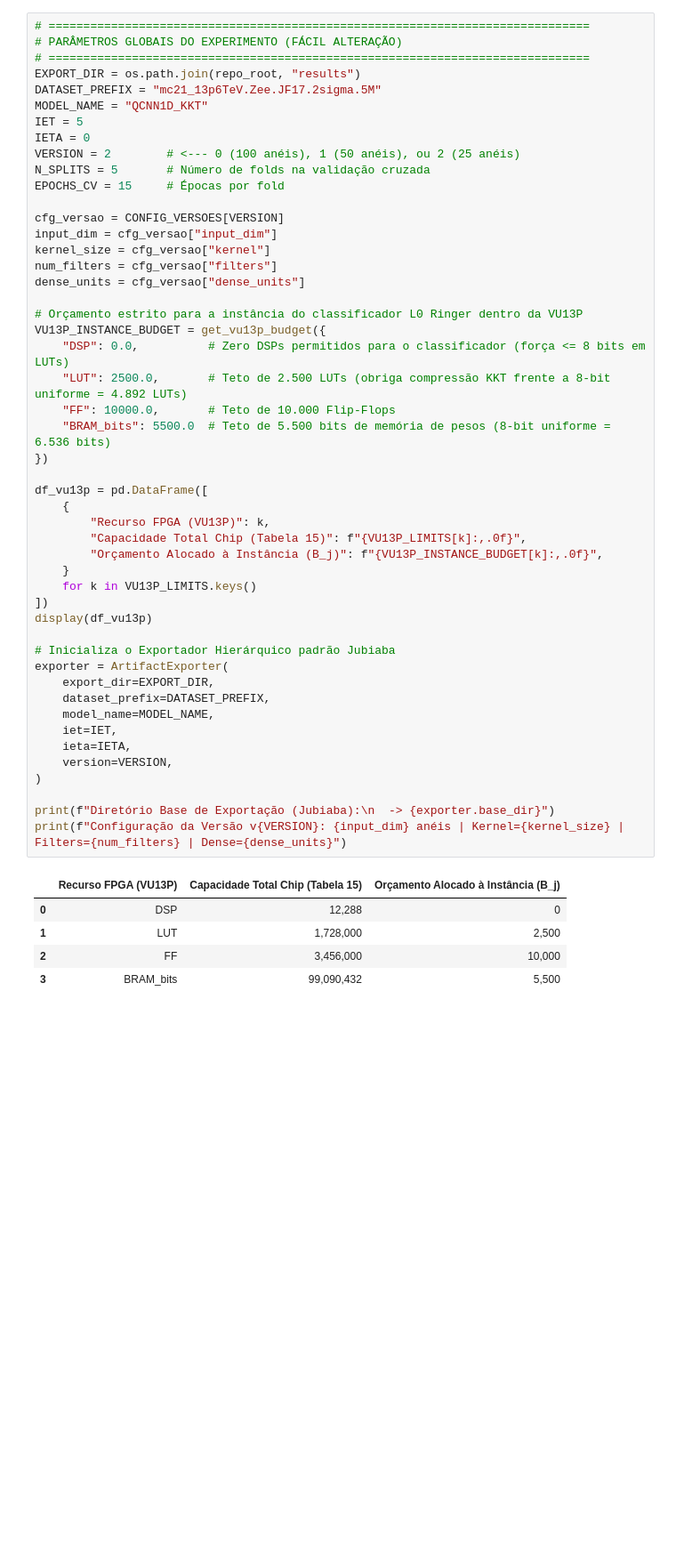
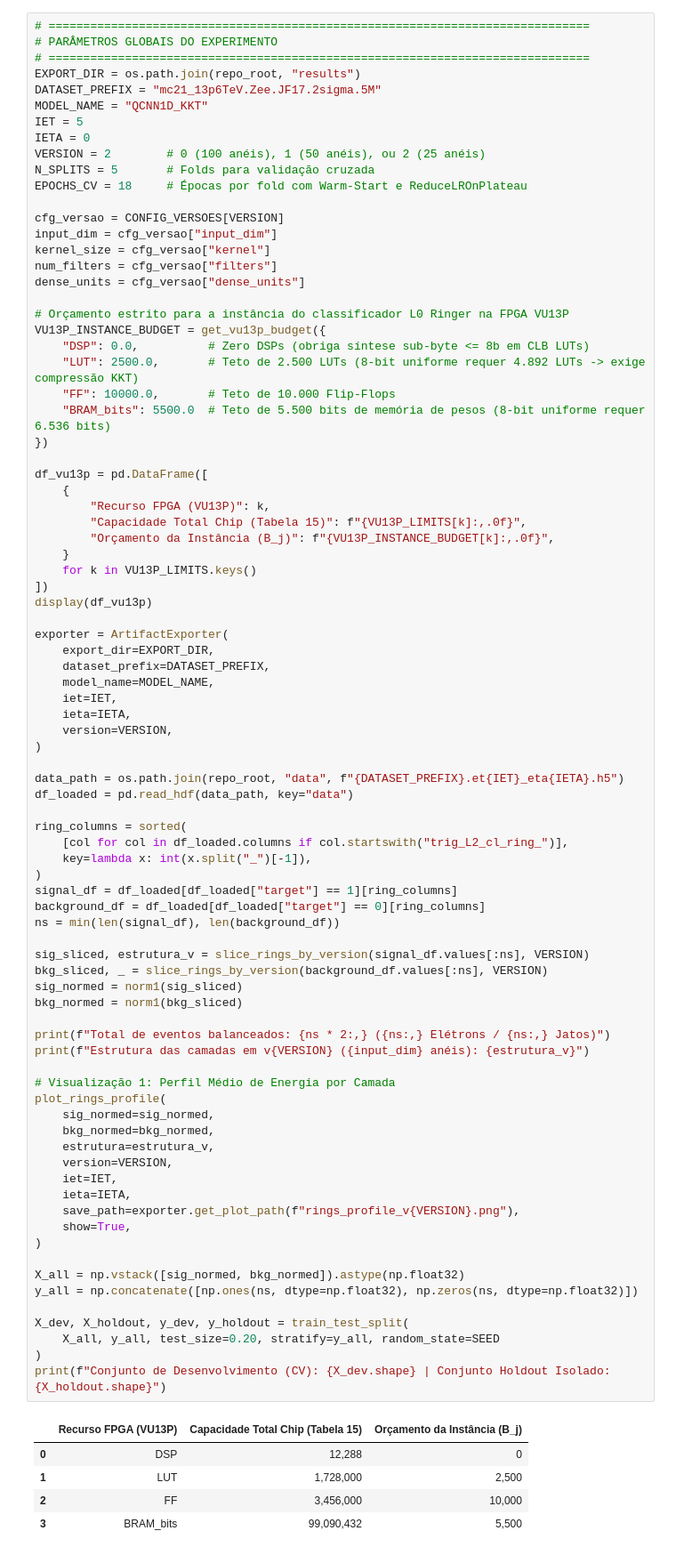
Before and after one commit to Felipe-Freire/cnn-optimization, a Jupyter notebook: notebooks/01_quantized_cnn1d_optimization.ipynb, the cells around one changed output. Shown at 89% size. Drawn from its saved outputs; the diff is of its cells as text; blank space fills up the shorter version.

```diff
--- a/notebooks/01_quantized_cnn1d_optimization.ipynb
+++ b/notebooks/01_quantized_cnn1d_optimization.ipynb
@@ -112,54 +114,89 @@ Como o sistema de trigger L0 do ATLAS processa centenas de torres calorimétrica
 # %%
 # ==============================================================================
-# PARÂMETROS GLOBAIS DO EXPERIMENTO (FÁCIL ALTERAÇÃO)
+# PARÂMETROS GLOBAIS DO EXPERIMENTO
 # ==============================================================================
 EXPORT_DIR = os.path.join(repo_root, "results")
 DATASET_PREFIX = "mc21_13p6TeV.Zee.JF17.2sigma.5M"
 MODEL_NAME = "QCNN1D_KKT"
 IET = 5
 IETA = 0
-VERSION = 2        # <--- 0 (100 anéis), 1 (50 anéis), ou 2 (25 anéis)
-N_SPLITS = 5       # Número de folds na validação cruzada
-EPOCHS_CV = 15     # Épocas por fold
+VERSION = 2        # 0 (100 anéis), 1 (50 anéis), ou 2 (25 anéis)
+N_SPLITS = 5       # Folds para validação cruzada
+EPOCHS_CV = 18     # Épocas por fold com Warm-Start e ReduceLROnPlateau
 
 cfg_versao = CONFIG_VERSOES[VERSION]
 input_dim = cfg_versao["input_dim"]
 kernel_size = cfg_versao["kernel"]
 num_filters = cfg_versao["filters"]
 dense_units = cfg_versao["dense_units"]
 
-# Orçamento estrito para a instância do classificador L0 Ringer dentro da VU13P
+# Orçamento estrito para a instância do classificador L0 Ringer na FPGA VU13P
 VU13P_INSTANCE_BUDGET = get_vu13p_budget({
-    "DSP": 0.0,          # Zero DSPs permitidos para o classificador (força <= 8 bits em LUTs)
-    "LUT": 2500.0,       # Teto de 2.500 LUTs (obriga compressão KKT frente a 8-bit uniforme = 4.892 LUTs)
+    "DSP": 0.0,          # Zero DSPs (obriga síntese sub-byte <= 8b em CLB LUTs)
+    "LUT": 2500.0,       # Teto de 2.500 LUTs (8-bit uniforme requer 4.892 LUTs -> exige compressão KKT)
     "FF": 10000.0,       # Teto de 10.000 Flip-Flops
-    "BRAM_bits": 5500.0  # Teto de 5.500 bits de memória de pesos (8-bit uniforme = 6.536 bits)
+    "BRAM_bits": 5500.0  # Teto de 5.500 bits de memória de pesos (8-bit uniforme requer 6.536 bits)
 })
 
 df_vu13p = pd.DataFrame([
     {
         "Recurso FPGA (VU13P)": k,
         "Capacidade Total Chip (Tabela 15)": f"{VU13P_LIMITS[k]:,.0f}",
-        "Orçamento Alocado à Instância (B_j)": f"{VU13P_INSTANCE_BUDGET[k]:,.0f}",
+        "Orçamento da Instância (B_j)": f"{VU13P_INSTANCE_BUDGET[k]:,.0f}",
     }
     for k in VU13P_LIMITS.keys()
 ])
 display(df_vu13p)
 
-# Inicializa o Exportador Hierárquico padrão Jubiaba
 exporter = ArtifactExporter(
     export_dir=EXPORT_DIR,
     dataset_prefix=DATASET_PREFIX,
     model_name=MODEL_NAME,
     iet=IET,
     ieta=IETA,
     version=VERSION,
 )
 
-print(f"Diretório Base de Exportação (Jubiaba):\n  -> {exporter.base_dir}")
-print(f"Configuração da Versão v{VERSION}: {input_dim} anéis | Kernel={kernel_size} | Filters={num_filters} | Dense={dense_units}")
+data_path = os.path.join(repo_root, "data", f"{DATASET_PREFIX}.et{IET}_eta{IETA}.h5")
+df_loaded = pd.read_hdf(data_path, key="data")
+
+ring_columns = sorted(
+    [col for col in df_loaded.columns if col.startswith("trig_L2_cl_ring_")],
+    key=lambda x: int(x.split("_")[-1]),
+)
+signal_df = df_loaded[df_loaded["target"] == 1][ring_columns]
+background_df = df_loaded[df_loaded["target"] == 0][ring_columns]
+ns = min(len(signal_df), len(background_df))
+
+sig_sliced, estrutura_v = slice_rings_by_version(signal_df.values[:ns], VERSION)
+bkg_sliced, _ = slice_rings_by_version(background_df.values[:ns], VERSION)
+sig_normed = norm1(sig_sliced)
+bkg_normed = norm1(bkg_sliced)
+
+print(f"Total de eventos balanceados: {ns * 2:,} ({ns:,} Elétrons / {ns:,} Jatos)")
+print(f"Estrutura das camadas em v{VERSION} ({input_dim} anéis): {estrutura_v}")
+
+# Visualização 1: Perfil Médio de Energia por Camada
+plot_rings_profile(
+    sig_normed=sig_normed,
+    bkg_normed=bkg_normed,
+    estrutura=estrutura_v,
+    version=VERSION,
+    iet=IET,
+    ieta=IETA,
+    save_path=exporter.get_plot_path(f"rings_profile_v{VERSION}.png"),
+    show=True,
+)
+
+X_all = np.vstack([sig_normed, bkg_normed]).astype(np.float32)
+y_all = np.concatenate([np.ones(ns, dtype=np.float32), np.zeros(ns, dtype=np.float32)])
+
+X_dev, X_holdout, y_dev, y_holdout = train_test_split(
+    X_all, y_all, test_size=0.20, stratify=y_all, random_state=SEED
+)
+print(f"Conjunto de Desenvolvimento (CV): {X_dev.shape} | Conjunto Holdout Isolado: {X_holdout.shape}")
 # %% [output]
-|  | Recurso FPGA (VU13P) | Capacidade Total Chip (Tabela 15) | Orçamento Alocado à Instância (B_j) |
+|  | Recurso FPGA (VU13P) | Capacidade Total Chip (Tabela 15) | Orçamento da Instância (B_j) |
 | 0 | DSP | 12,288 | 0 |
 | 1 | LUT | 1,728,000 | 2,500 |
 | 2 | FF | 3,456,000 | 10,000 |
```
Also changed, not shown: parts of 20 cells of this notebook, 20 other files.
